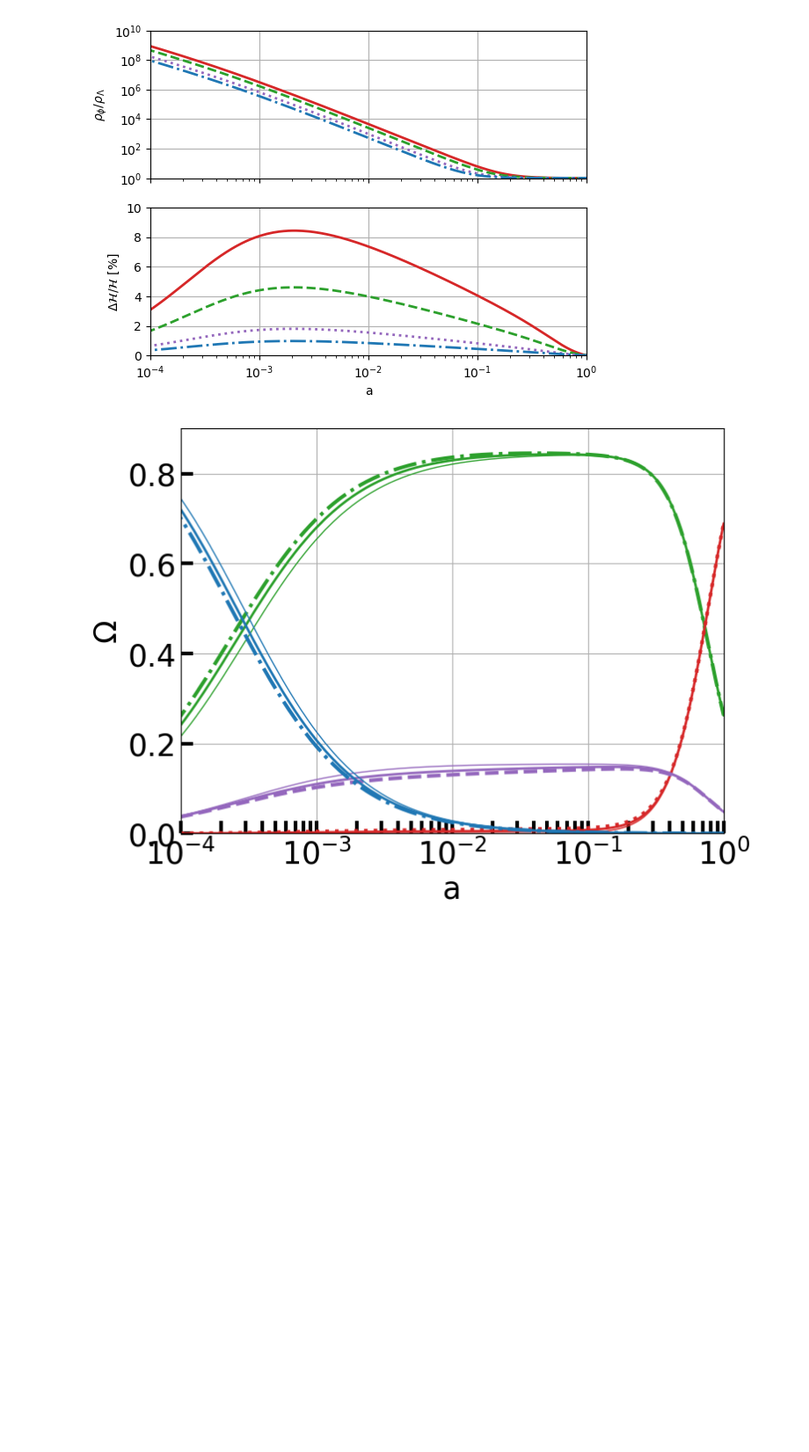
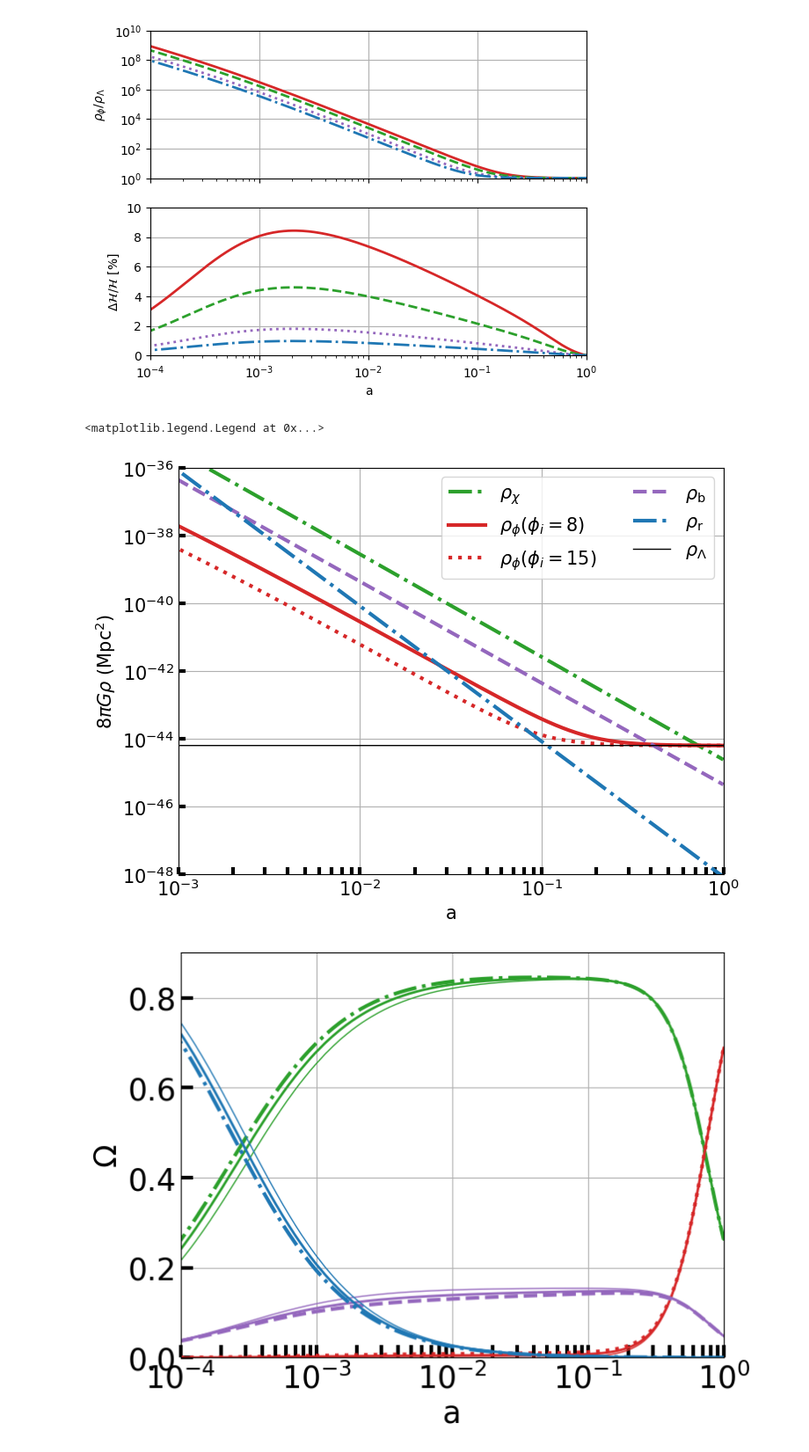
Before and after one commit to joaoreboucas1/ISF, a Jupyter notebook: Interacting_Scalar_Fields.ipynb, the cells around one changed output. Shown: that part at 88% size. Cells and saved outputs as stored; diff of their text form; code cells hidden in the pictures; blank space fills up the shorter version.

```diff
--- a/Interacting_Scalar_Fields.ipynb
+++ b/Interacting_Scalar_Fields.ipynb
@@ -253,29 +253,37 @@ plt.savefig("Figures/fig1_b.pdf")
 [figure]
 # %%
 # Plot densities (Figure 2a)
+# NOTE: how to convert? We use 8\pi G \rho in Mpc^-2
+# Try to find an equivalent value
+rho_cr_over_h2_in_gev4 = 1.053e-5 / (8065.544e9)**3
+rho_cr_in_gev = rho_cr_over_h2_in_gev4 * h**2
+factor = rho_cr_in_gev/rho_cr
 plt.figure(figsize=(8,6))
-plt.loglog(a, rho_cr_in_gev4*rho_dm_a_8, color='tab:green', ls='-.', lw=3, label=r"$\rho_\chi$")
-plt.loglog(a, rho_cr_in_gev4*rho_de_a_8, color='tab:red', ls='-', lw=3, label=r"$\rho_\phi (\phi_i = 8)$")
-plt.loglog(a, rho_cr_in_gev4*rho_de_a_15, color='tab:red', ls=':', lw=3, label=r"$\rho_\phi (\phi_i = 15)$")
-plt.loglog(a, rho_cr_in_gev4*rho_b_a, color='tab:purple', ls='--', lw=3, label=r"$\rho_\mathrm{b}$")
-plt.loglog(a, rho_cr_in_gev4*rho_r_a, color='tab:blue', ls='-.', lw=3, label=r"$\rho_\mathrm{r}$")
-plt.loglog(a, rho_cr_in_gev4*rho_de_a_lcdm, color='black', ls='-', lw=1, label=r"$\rho_\Lambda$")
+plt.loglog(a, factor*results[8]["rho_dm_a"], color='tab:green', ls='-.', lw=3, label=r"$\rho_\chi$")
+plt.loglog(a, factor*results[8]["rho_de_a"], color='tab:red', ls='-', lw=3, label=r"$\rho_\phi (\phi_i = 8)$")
+plt.loglog(a, factor*results[15]["rho_de_a"], color='tab:red', ls=':', lw=3, label=r"$\rho_\phi (\phi_i = 15)$")
+plt.loglog(a, factor*rho_b_a, color='tab:purple', ls='--', lw=3, label=r"$\rho_\mathrm{b}$")
+plt.loglog(a, factor*rho_r_a, color='tab:blue', ls='-.', lw=3, label=r"$\rho_\mathrm{r}$")
+plt.loglog(a, factor*rho_de_a_lcdm, color='black', ls='-', lw=1, label=r"$\rho_\Lambda$")
 
 plt.xlim([1e-3, 1])
-plt.ylim([1e-48, 1e-34])
+plt.ylim([1e-48, 1e-36])
 
 plt.xlabel("a", fontsize=15)
-plt.ylabel(r"$\rho$ ($\mathrm{GeV}^4$)", fontsize=15)
+plt.ylabel(r"$8\pi G \rho$ ($\mathrm{Mpc}^2$)", fontsize=15)
 
 plt.tick_params(axis="both", which="both", direction="in", length=6, width=3)
 
 plt.yticks(fontsize=15)
 plt.xticks(fontsize=15)
 
 plt.grid()
 plt.legend(fontsize=15, ncol=2)
 
-plt.savefig("Figures/fig2_a.pdf")
+#plt.savefig("Figures/fig2_a.pdf")
+# %% [output]
+<matplotlib.legend.Legend at 0x...>
+[figure, added]
 # %%
 # Figure 1a
 factor=2
```
